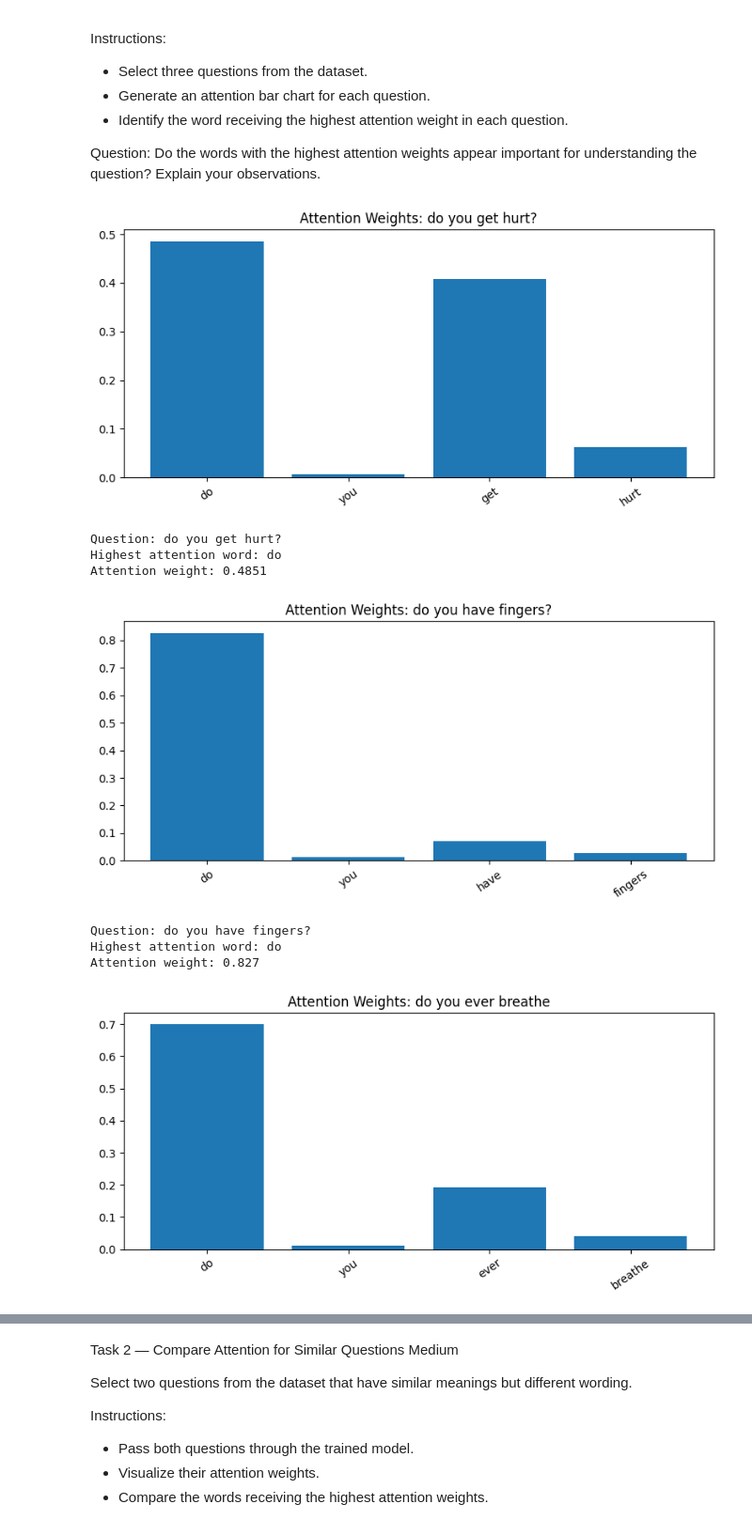
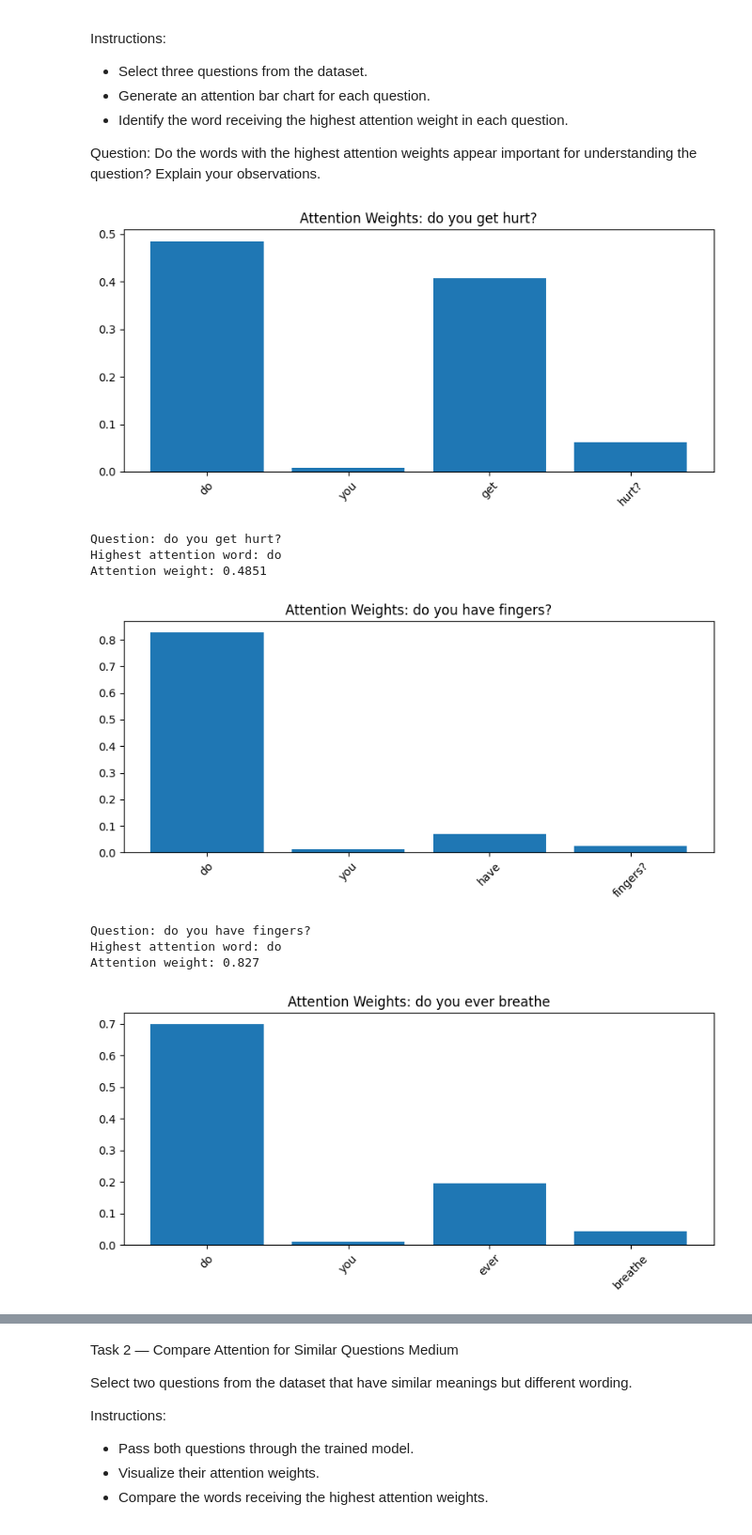
Before and after one commit to AiRenad/NLP_Lab11, a Jupyter notebook: Lab_11_Attention_with_RNN.ipynb, the cells around one changed output, grey strips where cells are left out. Shown at 94% size. Saved outputs shown, nothing was run; the diff lists cells and outputs as text; code cells hidden in the pictures.

```diff
--- a/Lab_11_Attention_with_RNN.ipynb
+++ b/Lab_11_Attention_with_RNN.ipynb
@@ -127,45 +127,44 @@ Question: Do the words with the highest attention weights appear important for u
 # %%
 
 # Select three different questions
+selected_indices = [0, 1, 2]
+
 model.eval()
-selected_indices = [0, 1, 2]
 
 for idx in selected_indices:
     question = df["question"].iloc[idx]
+    words = question.split()
 
     with torch.no_grad():
         prediction, weights = model(X[idx:idx+1])
-
-    words = tokenizer.sequences_to_texts(
-        [X[idx].tolist()]
-    )[0].split()
 
     attention = weights[0, :len(words)].tolist()
 
     # Visualize attention weights
     plt.figure(figsize=(8, 4))
     plt.bar(words, attention)
     plt.title(f"Attention Weights: {question}")
-    plt.xticks(rotation=35)
+    plt.xticks(rotation=45)
     plt.tight_layout()
     plt.show()
 
-    # Identify the highest-attention word
+    # Identify the highest attention word
     max_idx = attention.index(max(attention))
+
     print("Question:", question)
     print("Highest attention word:", words[max_idx])
     print("Attention weight:", round(attention[max_idx], 4))
     print()
 # %% [output]
-[figure, old version]
+[figure, new version]
 Question: do you get hurt?
 Highest attention word: do
 Attention weight: 0.4851
-[figure, old version]
+[figure, new version]
 Question: do you have fingers?
 Highest attention word: do
 Attention weight: 0.827
-[figure, old version]
+[figure, new version]
 Question: do you ever breathe
 Highest attention word: do
 Attention weight: 0.6996
```
Also changed, not shown: parts of 3 cells of this notebook.
